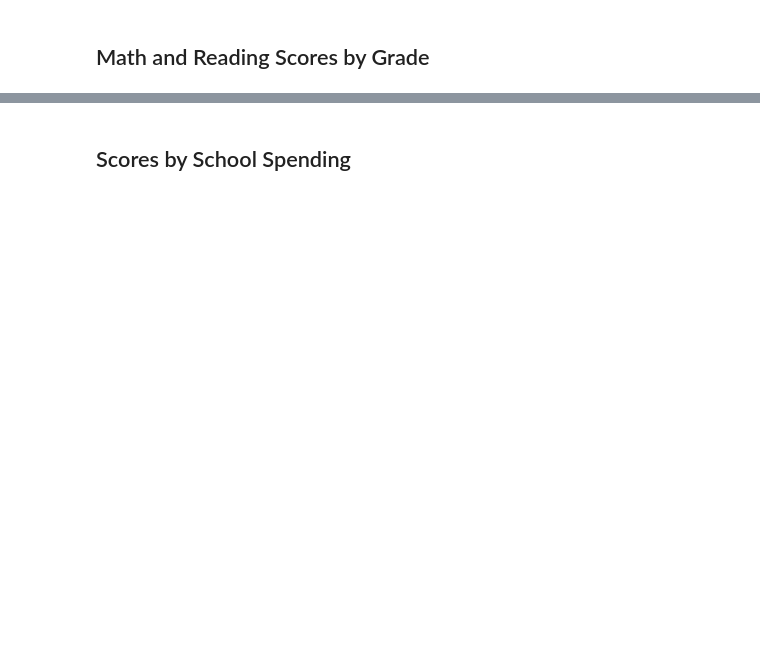
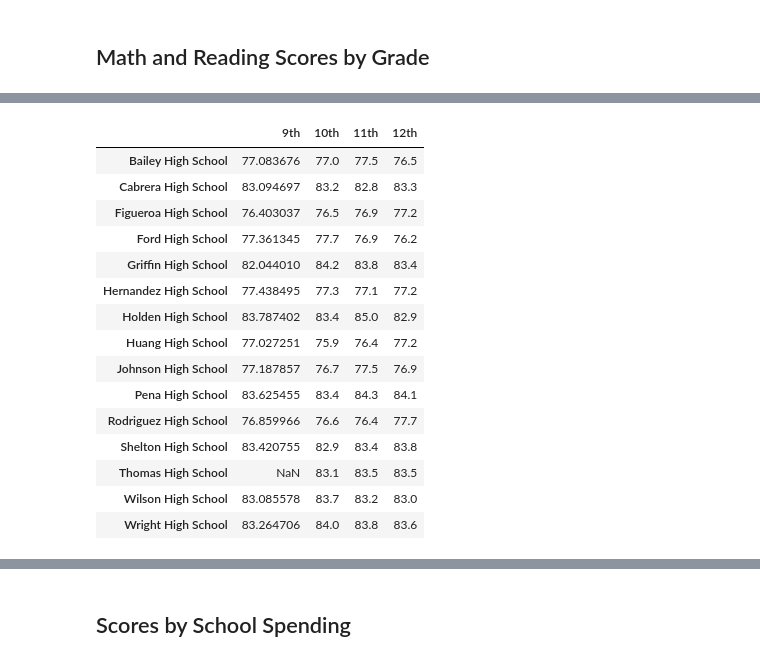
Before and after one commit to Aggie01/School_District_Analysis, a Jupyter notebook: PyCitySchools_Challenge_testing.ipynb, the cells around one changed output, grey strips where cells are left out. Cells and saved outputs as stored; diff of their text form; code cells hidden in the pictures; blank space fills up the shorter version.

Commit message:
PyCitySchools_Challenge_testing.

```diff
--- a/PyCitySchools_Challenge_testing.ipynb
+++ b/PyCitySchools_Challenge_testing.ipynb
@@ -394,11 +449,28 @@ top_schools.head()
 ## Math and Reading Scores by Grade
 # %%
 # Create a Series of scores by grade levels using conditionals.
-
+ninth_graders = school_data_complete_df[(school_data_complete_df["grade"] == "9th")]
+tenth_graders = school_data_complete_df[(school_data_complete_df["grade"] == "10th")]
+eleventh_graders = school_data_complete_df[(school_data_complete_df["grade"] == "11th")]
+twelfth_graders = school_data_complete_df[(school_data_complete_df["grade"] == "12th")]
 
 # Group each school Series by the school name for the average math score.
-
+ninth_grade_math_scores = ninth_graders.groupby(["school_name"]).mean()["math_score"]
+tenth_grade_math_scores = tenth_graders.groupby(["school_name"]).mean()["math_score"]
+eleventh_grade_math_scores = eleventh_graders.groupby(["school_name"]).mean()["math_score"]
+twelfth_grade_math_scores = twelfth_graders.groupby(["school_name"]).mean()["math_score"]
 
 # Group each school Series by the school name for the average reading score.
+ninth_grade_reading_scores = ninth_graders.groupby(["school_name"]).mean()["reading_score"]
+tenth_grade_reading_scores = tenth_graders.groupby(["school_name"]).mean()["reading_score"]
+eleventh_grade_reading_scores = eleventh_graders.groupby(["school_name"]).mean()["reading_score"]
+twelfth_grade_reading_scores = twelfth_graders.groupby(["school_name"]).mean()["reading_score"]
 # %%
 # Combine each Series for average math scores by school into single data frame.
+math_scores_by_grade = pd.DataFrame({
+               "9th": ninth_grade_math_scores,
+               "10th": tenth_grade_math_scores,
+               "11th": eleventh_grade_math_scores,
+               "12th": twelfth_grade_math_scores})
+
+math_scores_by_grade.head()
@@ -407,9 +502,30 @@ top_schools.head()
 # %%
 # Format each grade column.
+math_scores_by_grade["10th"] = math_scores_by_grade["10th"].map("{:.1f}".format)
+math_scores_by_grade["11th"] = math_scores_by_grade["11th"].map("{:.1f}".format)
+math_scores_by_grade["12th"] = math_scores_by_grade["12th"].map("{:.1f}".format)
 # %%
 # Remove the index.
-
+math_scores_by_grade.index.name = None
 
 # Display the data frame
+math_scores_by_grade
+# %% [output]
+|  | 9th | 10th | 11th | 12th |
+| Bailey High School | 77.083676 | 77.0 | 77.5 | 76.5 |
+| Cabrera High School | 83.094697 | 83.2 | 82.8 | 83.3 |
+| Figueroa High School | 76.403037 | 76.5 | 76.9 | 77.2 |
+| Ford High School | 77.361345 | 77.7 | 76.9 | 76.2 |
+| Griffin High School | 82.044010 | 84.2 | 83.8 | 83.4 |
+| Hernandez High School | 77.438495 | 77.3 | 77.1 | 77.2 |
+| Holden High School | 83.787402 | 83.4 | 85.0 | 82.9 |
+| Huang High School | 77.027251 | 75.9 | 76.4 | 77.2 |
+| Johnson High School | 77.187857 | 76.7 | 77.5 | 76.9 |
+| Pena High School | 83.625455 | 83.4 | 84.3 | 84.1 |
+| Rodriguez High School | 76.859966 | 76.6 | 76.4 | 77.7 |
+| Shelton High School | 83.420755 | 82.9 | 83.4 | 83.8 |
+| Thomas High School | NaN | 83.1 | 83.5 | 83.5 |
+| Wilson High School | 83.085578 | 83.7 | 83.2 | 83.0 |
+| Wright High School | 83.264706 | 84.0 | 83.8 | 83.6 |
 # %%
 ## Remove the index.
```
Also changed, not shown: parts of 29 cells of this notebook.
